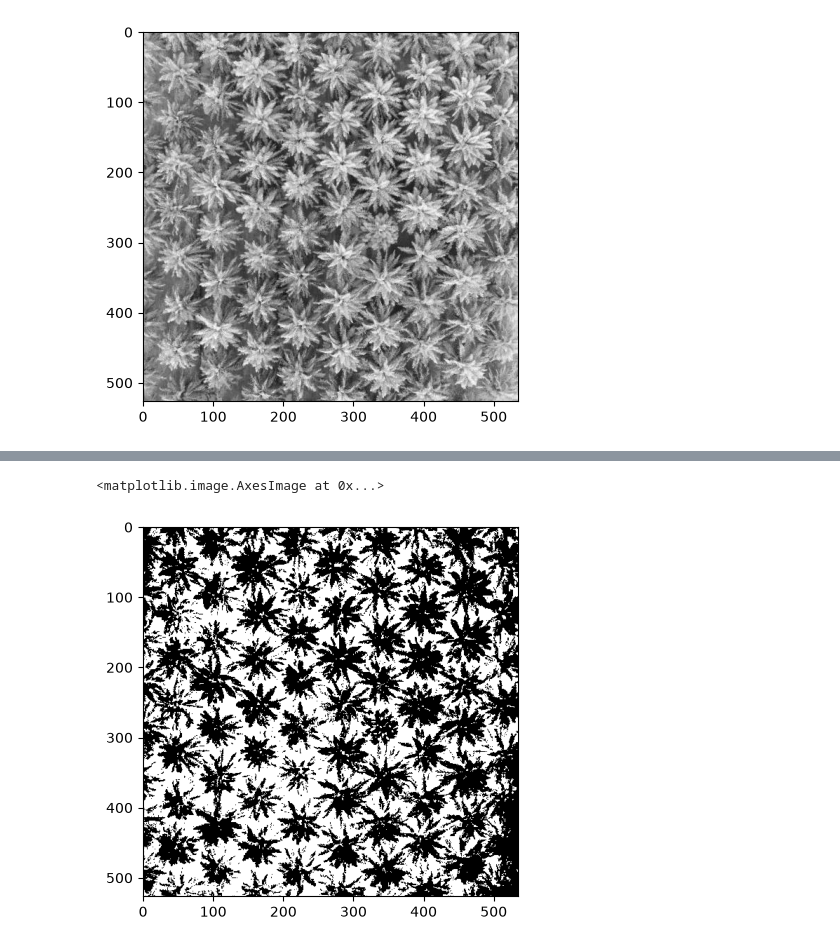
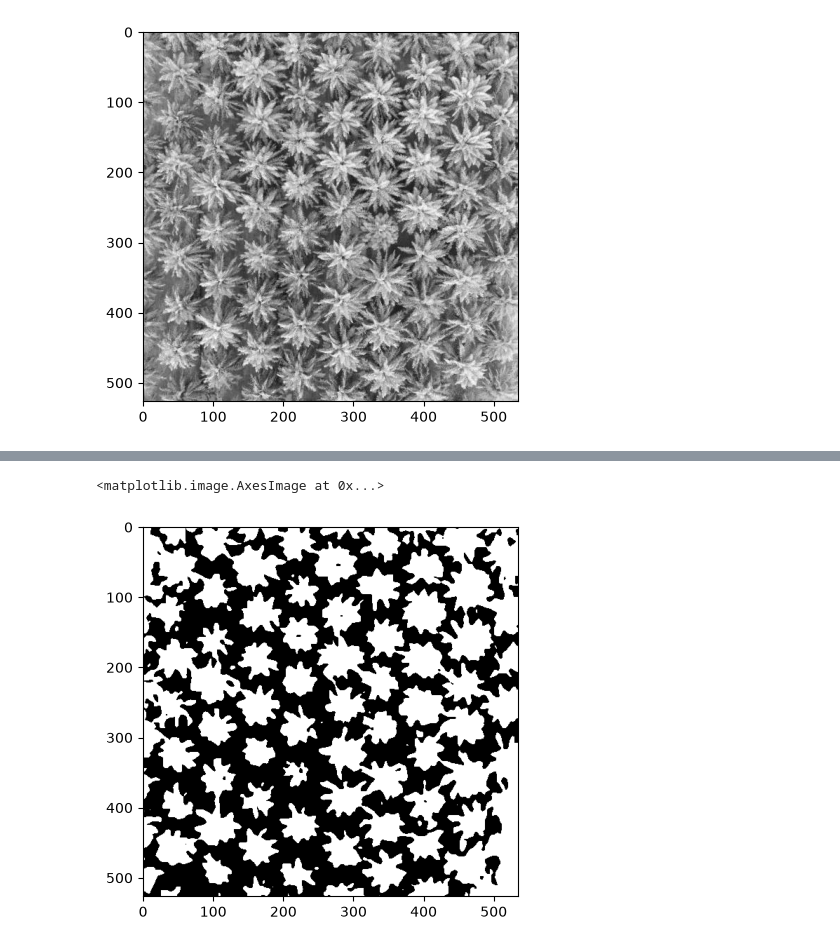
Before and after one commit to StrelchenkoSofya/image_processing, a Jupyter notebook: lab4/lab4.ipynb, the cells around one changed output, grey strips where cells are left out. Drawn from its saved outputs; the diff is of its cells as text; code cells hidden in the pictures.

```diff
--- a/lab4/lab4.ipynb
+++ b/lab4/lab4.ipynb
@@ -110,3 +109,6 @@ plt.imshow(palm_gray, cmap="gray")
 # %% [output]
 <matplotlib.image.AxesImage at 0x...>
 [figure]
+# %%
+palm_gray = cv2.GaussianBlur(palm_gray, (15, 15), 0)
+plt.imshow(palm_gray, cmap="gray")
@@ -113,6 +118,6 @@ plt.imshow(palm_gray, cmap="gray")
 # %%
-ret, thresh_sar = cv2.threshold(palm_gray, 0, 255, cv2.THRESH_BINARY_INV + cv2.THRESH_OTSU)
+ret, thresh_sar = cv2.threshold(palm_gray, 0, 255, cv2.THRESH_BINARY + cv2.THRESH_OTSU)
 plt.imshow(thresh_sar, cmap="gray")
 # %% [output]
 <matplotlib.image.AxesImage at 0x...>
-[figure, old version]
+[figure, new version]
```
Also changed, not shown: parts of 9 cells of this notebook, 1 other file.
